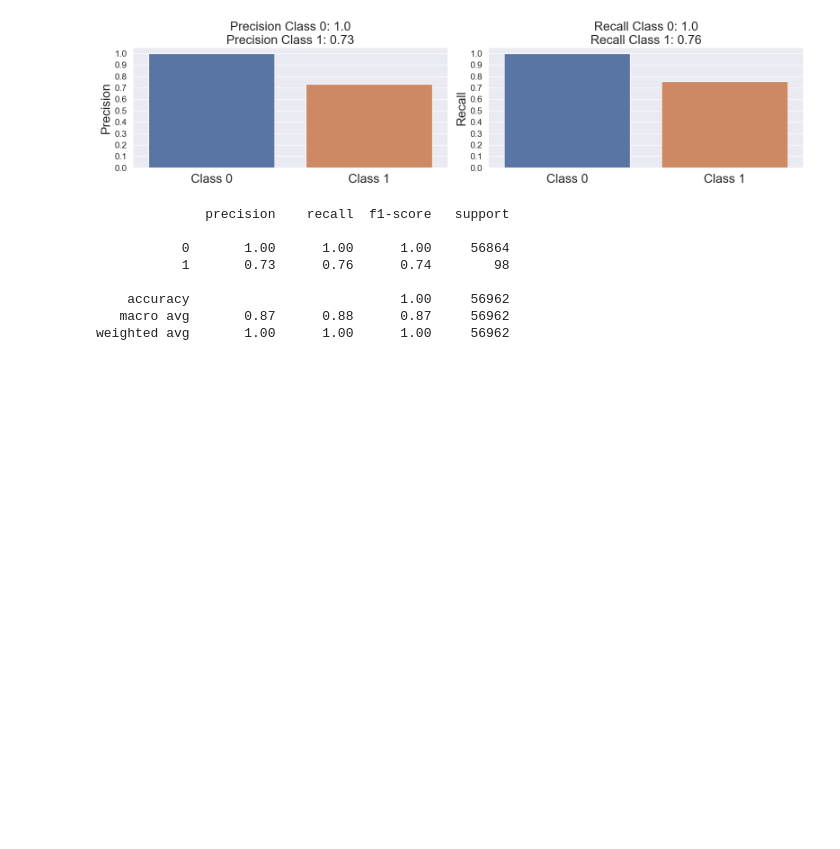
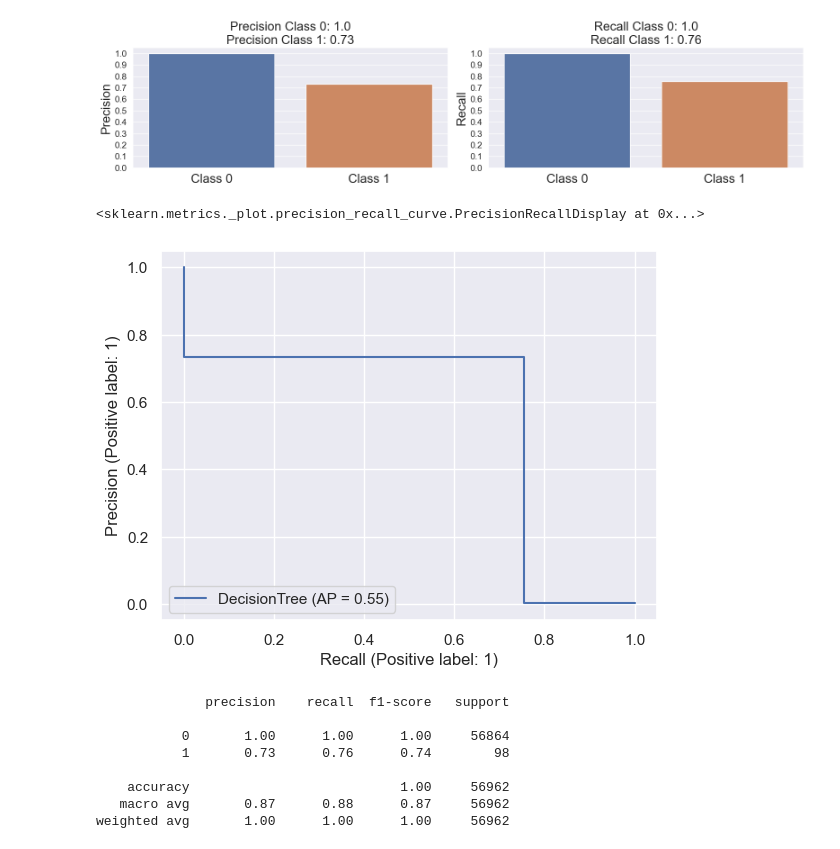
Before and after one commit to rpacco/fraud_detection, a Jupyter notebook: notebook.ipynb, the cells around one changed output. Cells and saved outputs as stored; diff of their text form; code cells hidden in the pictures; blank space fills up the shorter version.

```diff
--- a/notebook.ipynb
+++ b/notebook.ipynb
@@ -202,6 +212,11 @@ y_pred_dtree = dtree.predict(X_test)
 fnc.plot_precision_recall(y_test, y_pred_dtree)
 # %% [output]
 [figure]
+# %%
+PrecisionRecallDisplay.from_predictions(y_test, y_pred_dtree, name="DecisionTree")
+# %% [output]
+<sklearn.metrics._plot.precision_recall_curve.PrecisionRecallDisplay at 0x...>
+[figure, added]
 # %%
 print(classification_report(y_test, y_pred_dtree))
 # %% [output]
```
Also changed, not shown: parts of 8 cells of this notebook, 1 other file.
